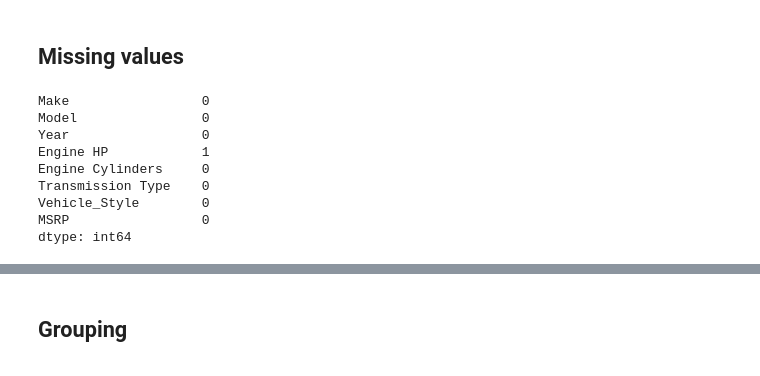
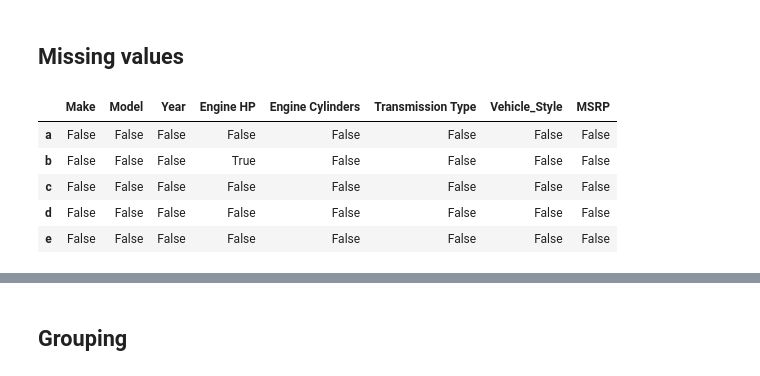
Before and after one commit to perobinbird/machine-learning-zoomcamp, a Jupyter notebook: 01-intro/09-pandas.ipynb, the cells around one changed output, grey strips where cells are left out. Cells and saved outputs as stored; diff of their text form; code cells hidden in the pictures.

```diff
--- a/01-intro/09-pandas.ipynb
+++ b/01-intro/09-pandas.ipynb
@@ -403,14 +420,11 @@ dtype: int64
 # %% [markdown]
 ## Missing values
 # %%
-df.isnull().sum()
+df.isnull() #True/False for missing values
 # %% [output]
-Make                 0
-Model                0
-Year                 0
-Engine HP            1
-Engine Cylinders     0
-Transmission Type    0
-Vehicle_Style        0
-MSRP                 0
-dtype: int64
+|  | Make | Model | Year | Engine HP | Engine Cylinders | Transmission Type | Vehicle_Style | MSRP |
+| a | False | False | False | False | False | False | False | False |
+| b | False | False | False | True | False | False | False | False |
+| c | False | False | False | False | False | False | False | False |
+| d | False | False | False | False | False | False | False | False |
+| e | False | False | False | False | False | False | False | False |
```
Also changed, not shown: parts of 22 cells of this notebook.
